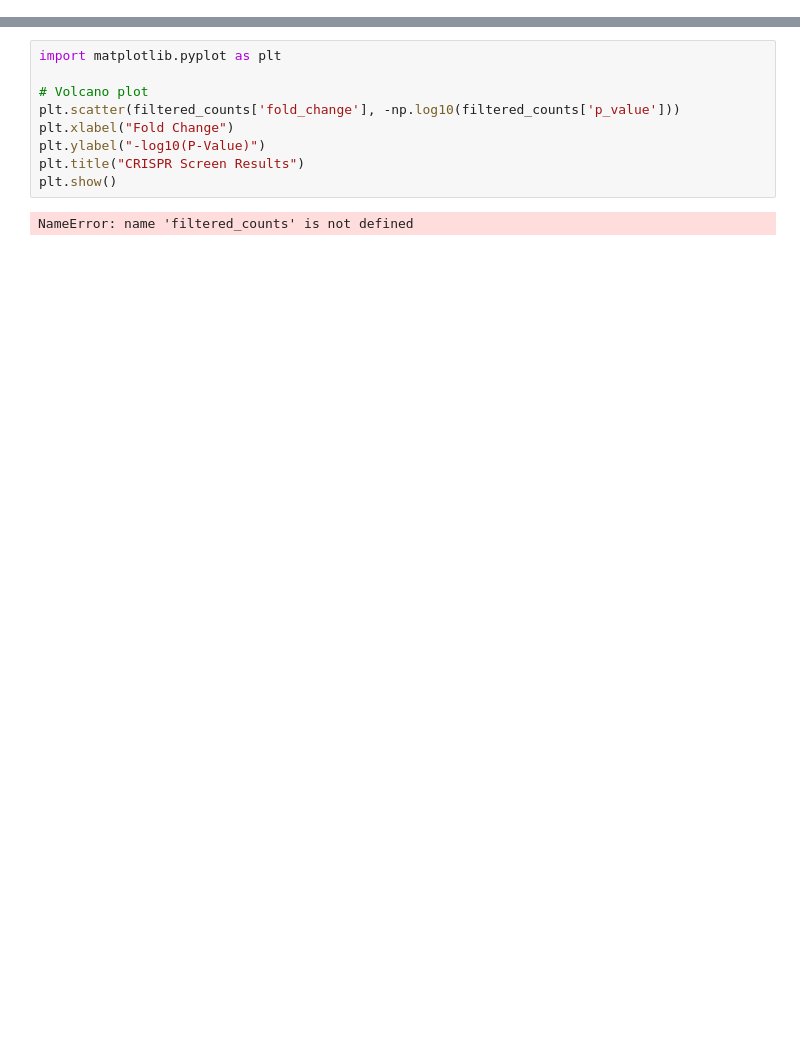
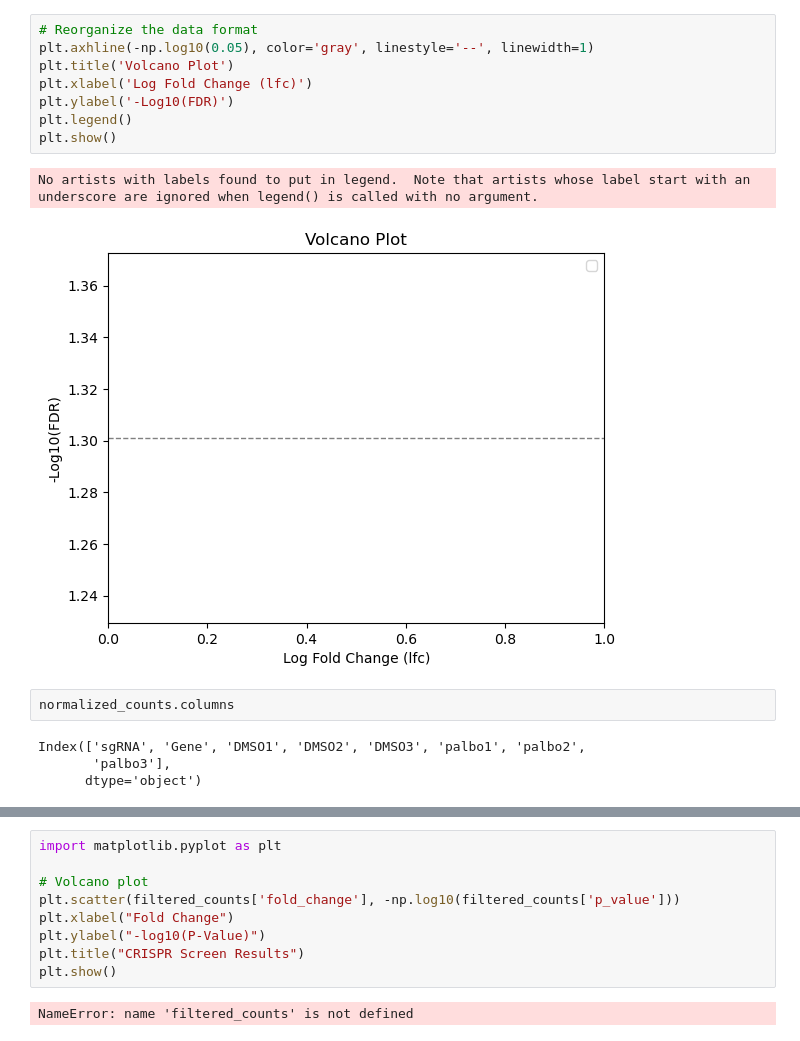
Before and after one commit to macorony/palbocilib_analysis_pipeline, a Jupyter notebook: Palbociclib_analysis_pipeline.ipynb, the cells around one changed output, grey strips where cells are left out. Cells and saved outputs as stored; diff of their text form; blank space fills up the shorter version.

```diff
--- a/Palbociclib_analysis_pipeline.ipynb
+++ b/Palbociclib_analysis_pipeline.ipynb
@@ -0,0 +74,17 @@
+# %%
+# Reorganize the data format
+plt.axhline(-np.log10(0.05), color='gray', linestyle='--', linewidth=1)
+plt.title('Volcano Plot')
+plt.xlabel('Log Fold Change (lfc)')
+plt.ylabel('-Log10(FDR)')
+plt.legend()
+plt.show()
+# %% [output]
+No artists with labels found to put in legend.  Note that artists whose label start with an underscore are ignored when legend() is called with no argument.
+[figure, added]
+# %%
+normalized_counts.columns
+# %% [output]
+Index(['sgRNA', 'Gene', 'DMSO1', 'DMSO2', 'DMSO3', 'palbo1', 'palbo2',
+       'palbo3'],
+      dtype='object')
```
Also changed, not shown: parts of 16 cells of this notebook, 2 other files.
